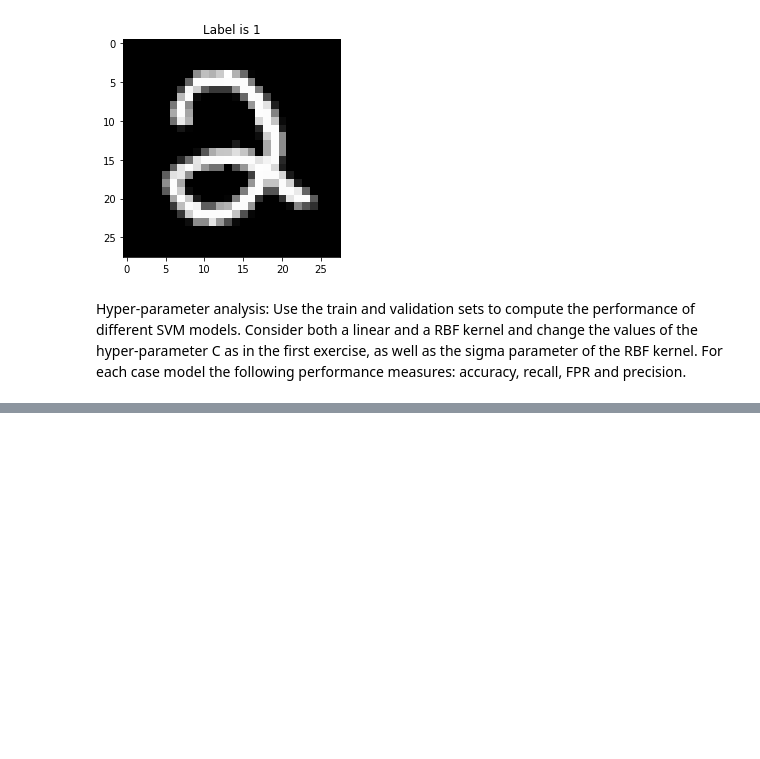
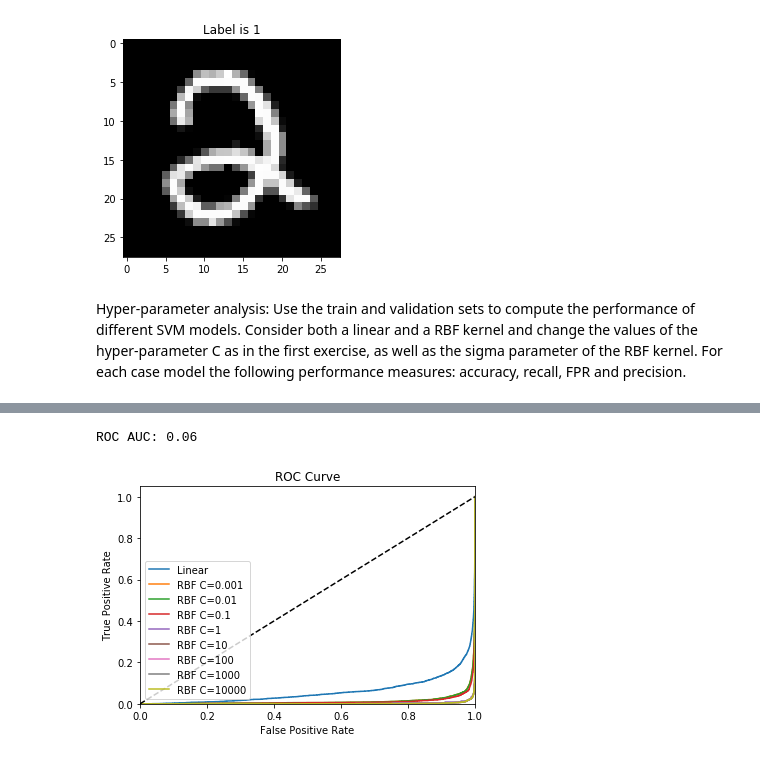
Before and after one commit to xtarx/SVMs-on-Toy-Dataset, a Jupyter notebook: ex2_2.ipynb, the cells around one changed output, grey strips where cells are left out. Cells and saved outputs as stored; diff of their text form; code cells hidden in the pictures; blank space fills up the shorter version.

```diff
--- a/ex2_2.ipynb
+++ b/ex2_2.ipynb
@@ -247,0 +237,26 @@ performance
+# %%
+
+
+
+i=0
+
+# Calculate the AUC
+roc_auc = auc(fpr[i], tpr[i])
+print ('ROC AUC: %0.2f' % roc_auc)
+
+# Plot of a ROC curve for a specific class
+#    plt.plot(fpr[i], tpr[i], label= names[i]+' (area = %0.2f)' % roc_auc)
+for i in range(len(perfomance)):
+    plt.plot(fpr[i], tpr[i], label= names[i])
+
+plt.plot([0, 1], [0, 1], 'k--')
+plt.xlim([0.0, 1.0])
+plt.ylim([0.0, 1.05])
+plt.xlabel('False Positive Rate')
+plt.ylabel('True Positive Rate')
+plt.title('ROC Curve')
+plt.legend(loc="lower left")
+plt.show()
+# %% [output]
+ROC AUC: 0.06
+[figure, added]
```
Also changed, not shown: parts of 10 cells of this notebook.
